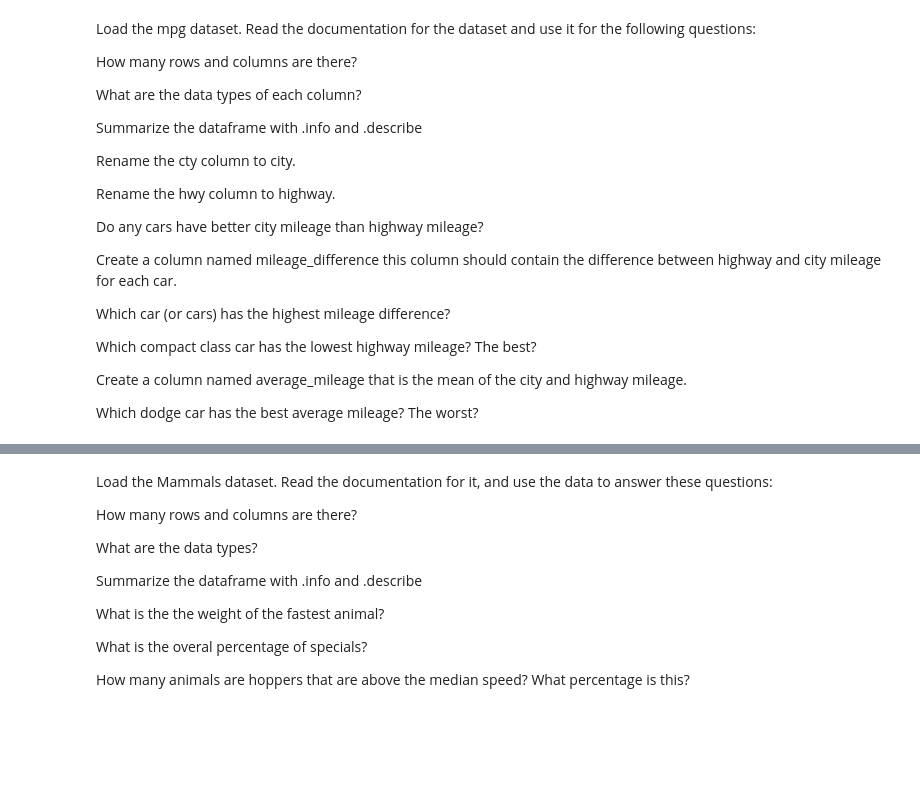
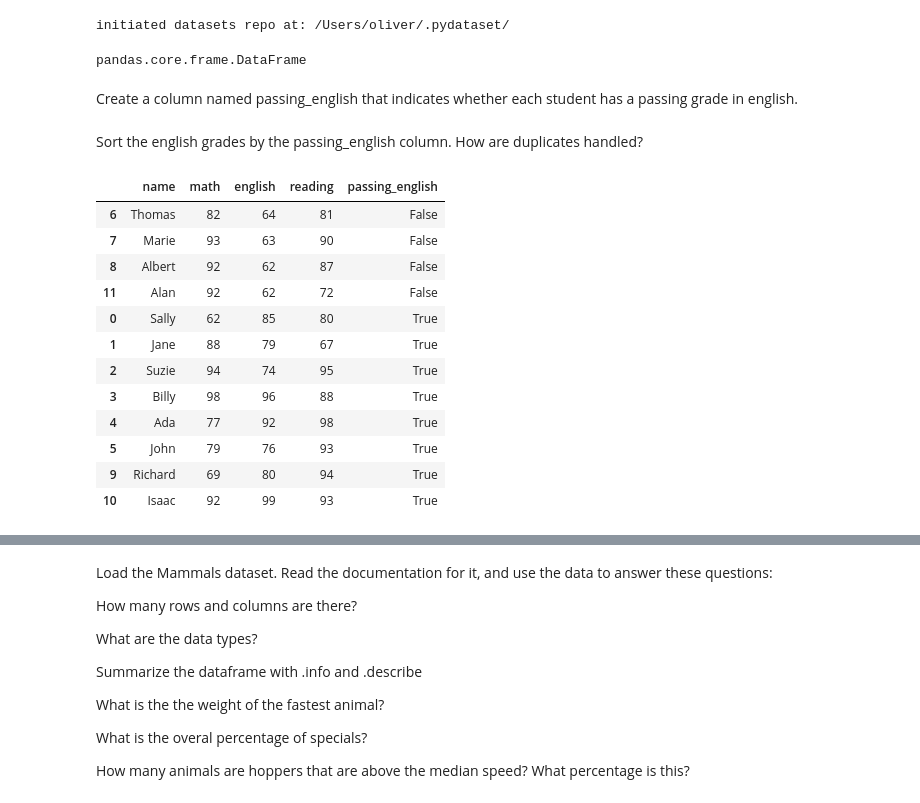
Before and after one commit to Olivert75/numpy-pandas-visualization-exercises, a Jupyter notebook: dataframes.ipynb, the cells around one changed output, grey strips where cells are left out. Drawn from its saved outputs; the diff is of its cells as text; code cells hidden in the pictures; blank space fills up the shorter version.

```diff
--- a/dataframes.ipynb
+++ b/dataframes.ipynb
@@ -24,25 +5,47 @@ Calculate each students overall grade and add it as a column on the dataframe. T
-# %% [markdown]
-Load the mpg dataset. Read the documentation for the dataset and use it for the following questions:
-
-How many rows and columns are there?
-
-What are the data types of each column?
-
-Summarize the dataframe with .info and .describe
-
-Rename the cty column to city.
-
-Rename the hwy column to highway.
-
-Do any cars have better city mileage than highway mileage?
-
-Create a column named mileage_difference this column should contain the difference between highway and city
-mileage for each car.
-
-Which car (or cars) has the highest mileage difference?
-
-Which compact class car has the lowest highway mileage? The best?
-
-Create a column named average_mileage that is the mean of the city and highway mileage.
-
-Which dodge car has the best average mileage? The worst?
+# %%
+from pydataset import data
+import pandas as pd
+import numpy as np
+
+np.random.seed(123)
+
+students = ['Sally', 'Jane', 'Suzie', 'Billy', 'Ada', 'John', 'Thomas',
+            'Marie', 'Albert', 'Richard', 'Isaac', 'Alan']
+
+# randomly generate scores for each student for each subject
+# note that all the values need to have the same length here
+math_grades = np.random.randint(low=60, high=100, size=len(students))
+english_grades = np.random.randint(low=60, high=100, size=len(students))
+reading_grades = np.random.randint(low=60, high=100, size=len(students))
+
+df = pd.DataFrame({'name': students,
+                   'math': math_grades,
+                   'english': english_grades,
+                   'reading': reading_grades})
+
+type(df)
+# %% [output]
+initiated datasets repo at: /Users/oliver/.pydataset/
+pandas.core.frame.DataFrame
+# %% [markdown]
+Create a column named passing_english that indicates whether each student has a passing grade in english.
+# %%
+df['passing_english'] = df.english >= 70
+# %% [markdown]
+Sort the english grades by the passing_english column. How are duplicates handled?
+# %%
+df.sort_values(by='passing_english')
+# %% [output]
+|  | name | math | english | reading | passing_english |
+| 6 | Thomas | 82 | 64 | 81 | False |
+| 7 | Marie | 93 | 63 | 90 | False |
+| 8 | Albert | 92 | 62 | 87 | False |
+| 11 | Alan | 92 | 62 | 72 | False |
+| 0 | Sally | 62 | 85 | 80 | True |
+| 1 | Jane | 88 | 79 | 67 | True |
+| 2 | Suzie | 94 | 74 | 95 | True |
+| 3 | Billy | 98 | 96 | 88 | True |
+| 4 | Ada | 77 | 92 | 98 | True |
+| 5 | John | 79 | 76 | 93 | True |
+| 9 | Richard | 69 | 80 | 94 | True |
+| 10 | Isaac | 92 | 99 | 93 | True |
```
Also changed, not shown: parts of 38 cells of this notebook.
